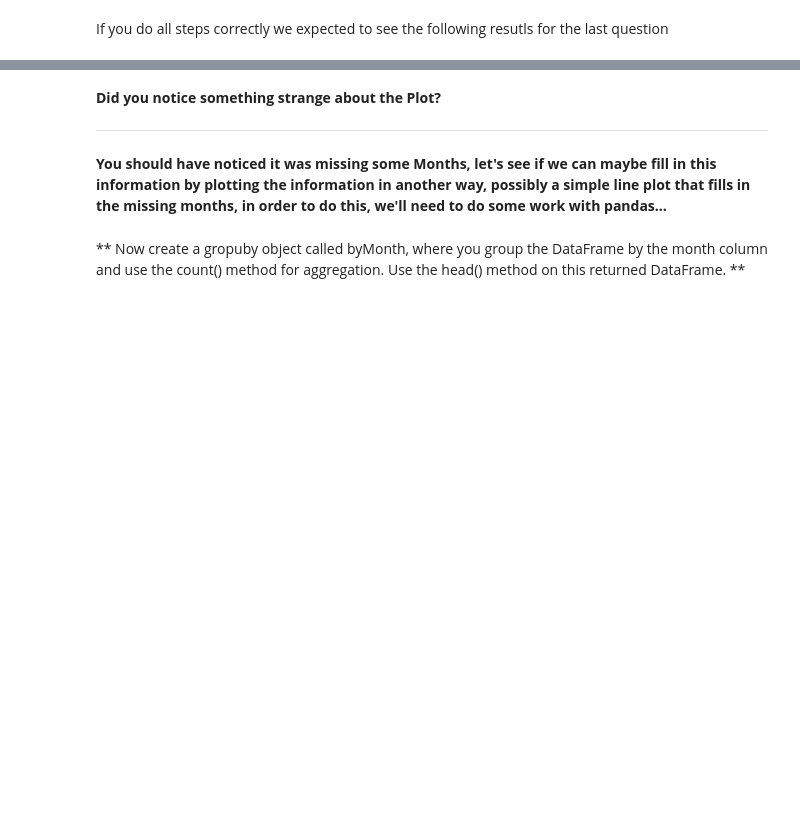
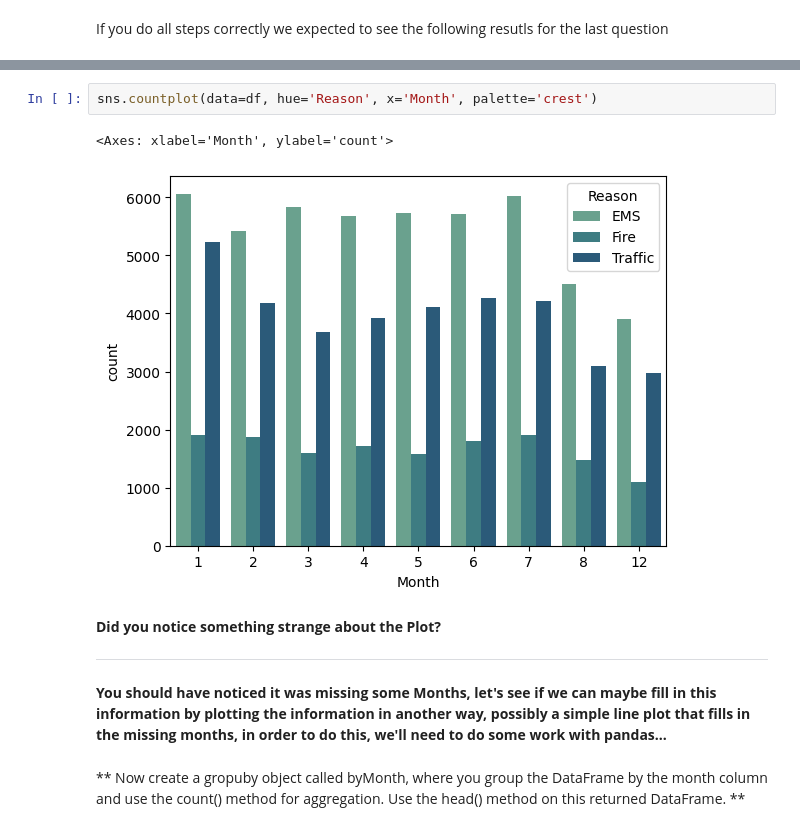
Before and after one commit to tersor/dat803, a Jupyter notebook: oppgave-01/01-911 Calls Data project.ipynb, the cells around one changed output, grey strips where cells are left out. Saved outputs shown, nothing was run; the diff lists cells and outputs as text; blank space fills up the shorter version.

```diff
--- a/oppgave-01/01-911 Calls Data project.ipynb
+++ b/oppgave-01/01-911 Calls Data project.ipynb
@@ -98,3 +179,8 @@ If you do all steps correctly we expected to see the following resutls for the l
+# %%
+sns.countplot(data=df, hue='Reason', x='Month', palette='crest')
+# %% [output]
+<Axes: xlabel='Month', ylabel='count'>
+[figure, added]
 # %% [markdown]
 **Did you notice something strange about the Plot?**
 
```
Also changed, not shown: parts of 36 cells of this notebook, 12 other files.
